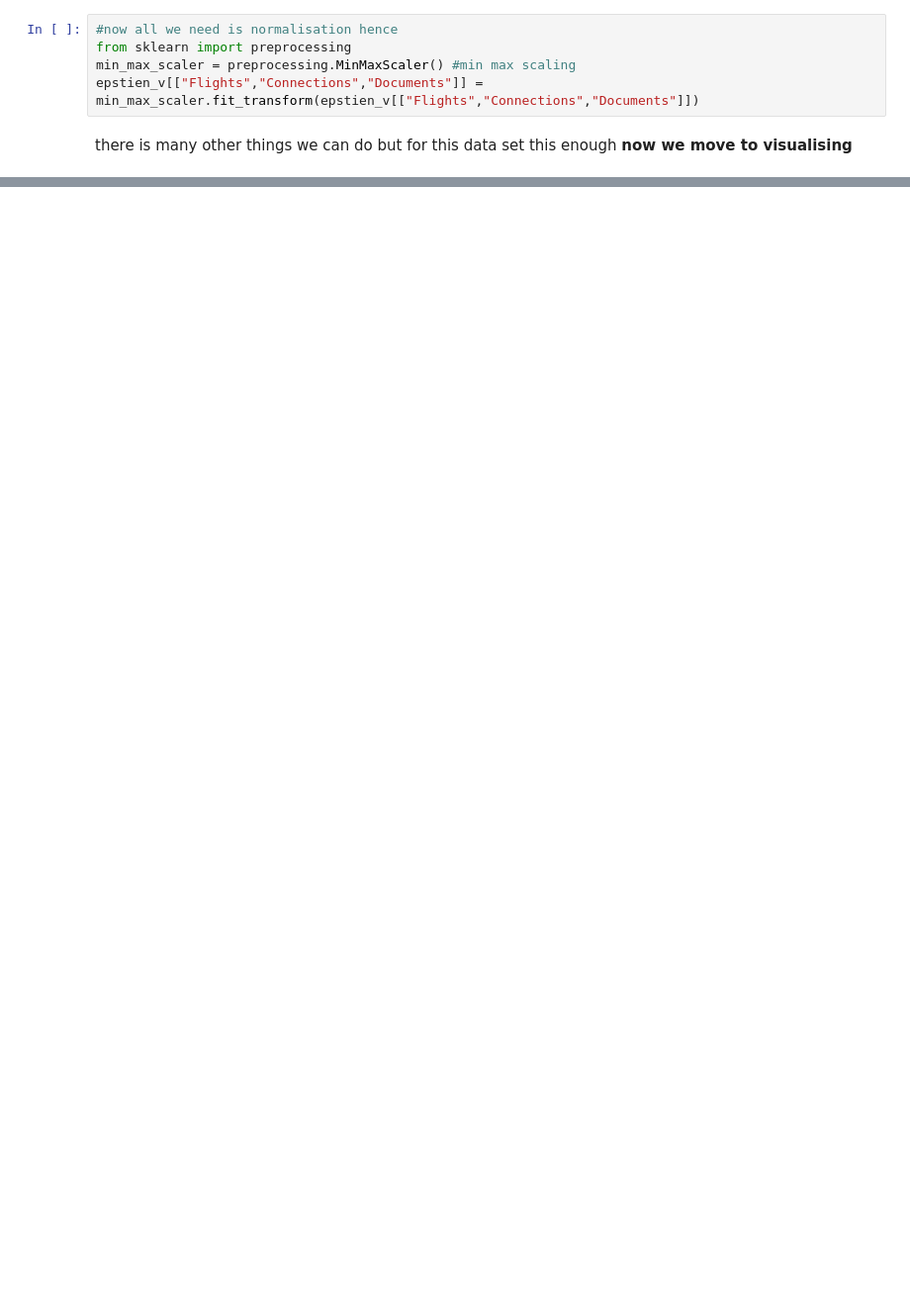
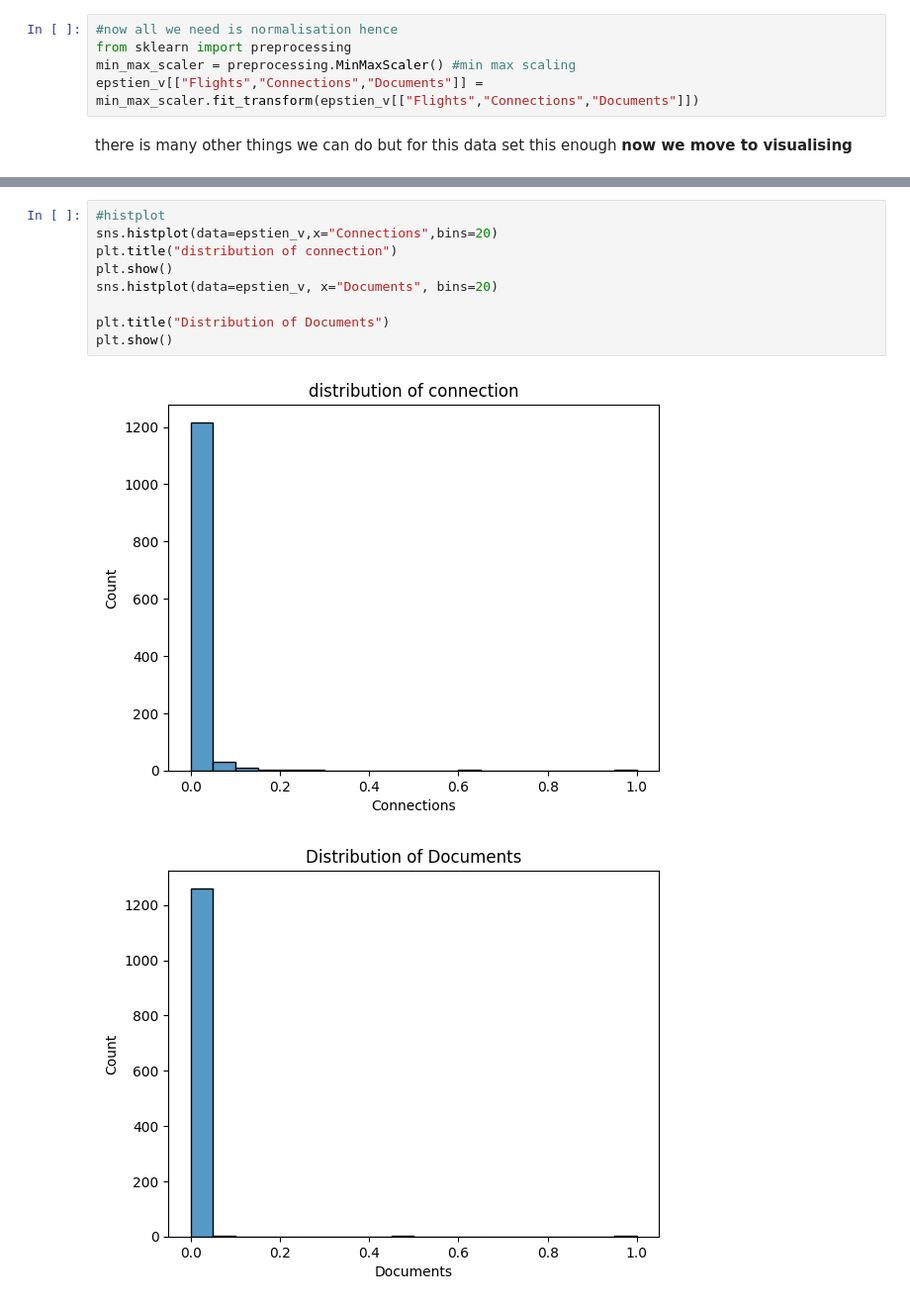
Before and after one commit to Amruth-U-tech/DL-Journey, a Jupyter notebook: 00-DataVisualisation/visualisation-1.ipynb, the cells around one changed output, grey strips where cells are left out. Shown at 99% size. Saved outputs shown, nothing was run; the diff lists cells and outputs as text; blank space fills up the shorter version.

```diff
--- a/00-DataVisualisation/visualisation-1.ipynb
+++ b/00-DataVisualisation/visualisation-1.ipynb
@@ -159,0 +191,12 @@ there is many other things we can do but for this data set this enough
+# %%
+#histplot
+sns.histplot(data=epstien_v,x="Connections",bins=20)
+plt.title("distribution of connection")
+plt.show()
+sns.histplot(data=epstien_v, x="Documents", bins=20)
+
+plt.title("Distribution of Documents")
+plt.show()
+# %% [output]
+[figure, added]
+[figure, added]
```
Also changed, not shown: parts of 4 cells of this notebook.
